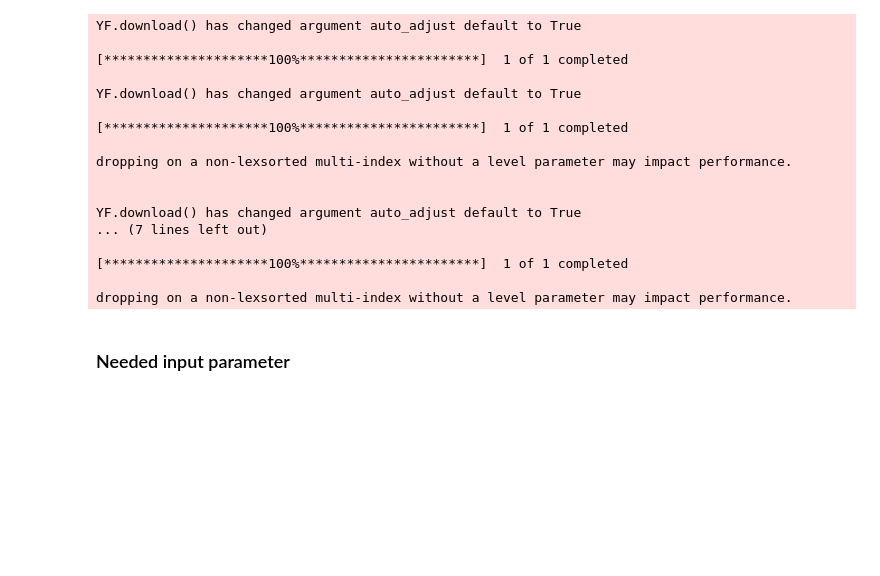
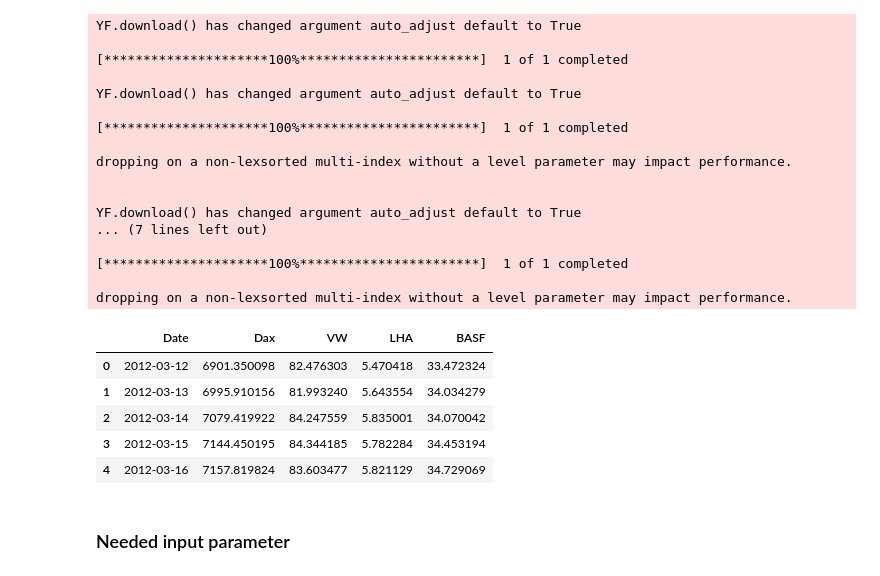
Before and after one commit to RIVACON/RiVaPy, a Jupyter notebook: notebooks/credit/credit_metrics.ipynb, the cells around one changed output. Cells and saved outputs as stored; diff of their text form; code cells hidden in the pictures; blank space fills up the shorter version.

```diff
--- a/notebooks/credit/credit_metrics.ipynb
+++ b/notebooks/credit/credit_metrics.ipynb
@@ -234,6 +243,15 @@ YF.download() has changed argument auto_adjust default to True
 [*********************100%***********************]  1 of 1 completed
 
 dropping on a non-lexsorted multi-index without a level parameter may impact performance.
+# %%
+df_ticker.head()
+# %% [output]
+|  | Date | Dax | VW | LHA | BASF |
+| 0 | 2012-03-12 | 6901.350098 | 82.476303 | 5.470418 | 33.472324 |
+| 1 | 2012-03-13 | 6995.910156 | 81.993240 | 5.643554 | 34.034279 |
+| 2 | 2012-03-14 | 7079.419922 | 84.247559 | 5.835001 | 34.070042 |
+| 3 | 2012-03-15 | 7144.450195 | 84.344185 | 5.782284 | 34.453194 |
+| 4 | 2012-03-16 | 7157.819824 | 83.603477 | 5.821129 | 34.729069 |
 # %% [markdown]
 ### Needed input parameter
 # %%
```
Also changed, not shown: parts of 5 cells of this notebook, 4 other files.
